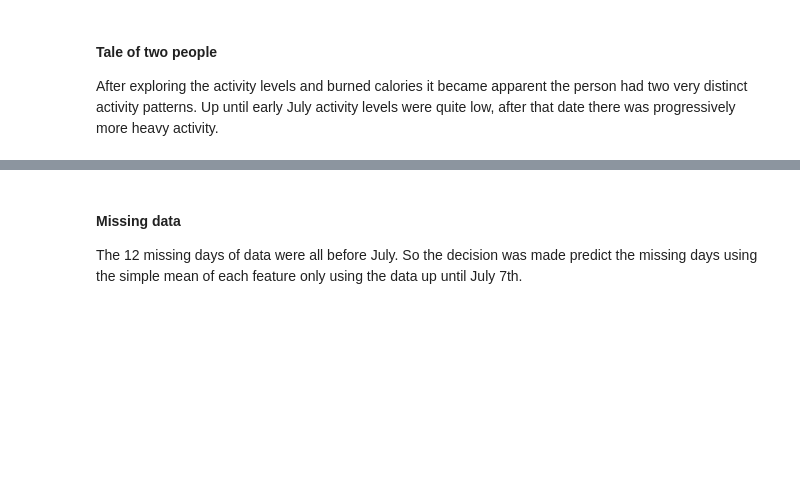
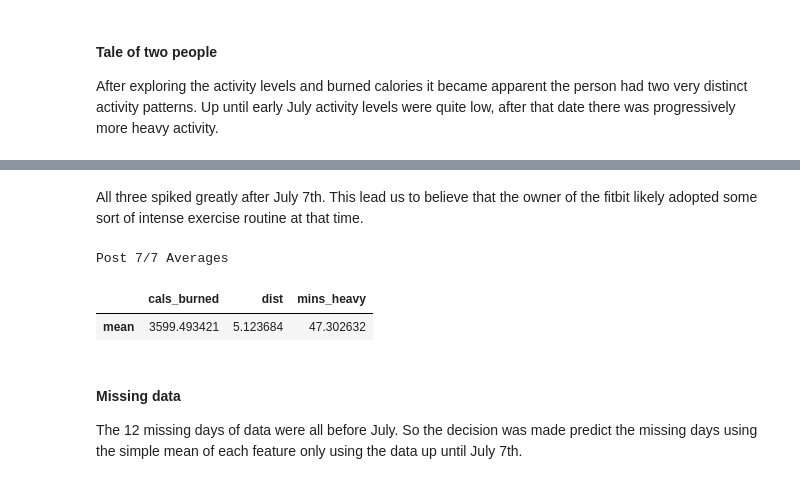
Before and after one commit to DoubleStufERoe/BayesP05_Fitbit, a Jupyter notebook: model_final.ipynb, the cells around one changed output, grey strips where cells are left out. Cells and saved outputs as stored; diff of their text form; code cells hidden in the pictures; blank space fills up the shorter version.

```diff
--- a/model_final.ipynb
+++ b/model_final.ipynb
@@ -110,3 +120,11 @@ explore.activity_stack(df)
+# %% [markdown]
+All three spiked greatly after July 7th. This lead us to believe that the owner of the fitbit likely adopted some sort of intense exercise routine at that time.
+# %%
+explore.post_july(df)
+# %% [output]
+Post 7/7 Averages
+|  | cals_burned | dist | mins_heavy |
+| mean | 3599.493421 | 5.123684 | 47.302632 |
 # %% [markdown]
 #### Missing data
 
```
Also changed, not shown: parts of 16 cells of this notebook, 3 other files.
